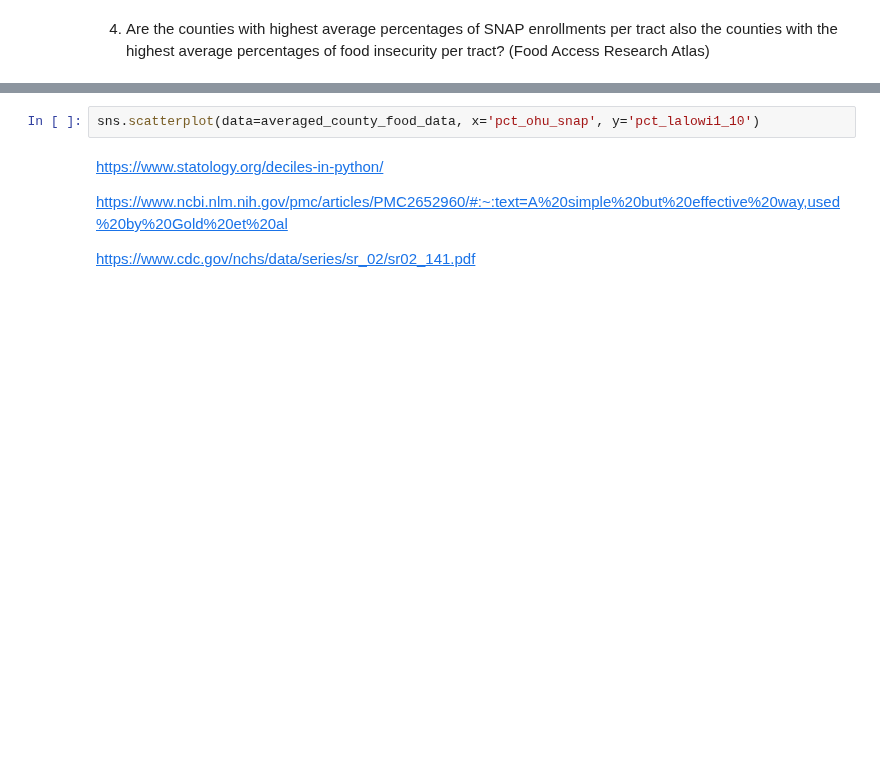
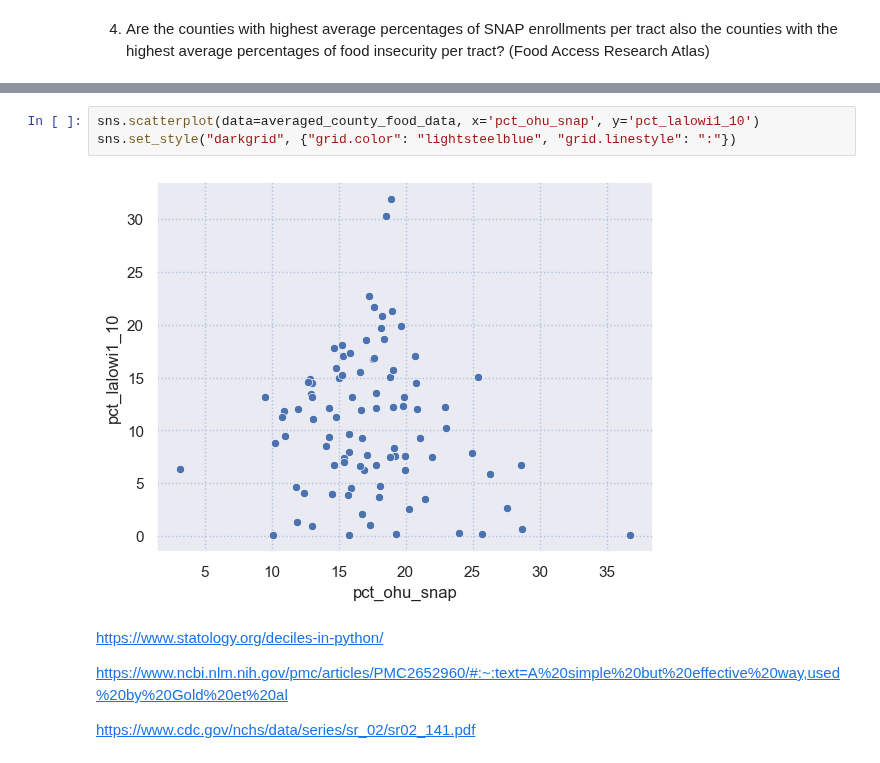
Before and after one commit to marthahunter/food-access, a Jupyter notebook: notebooks/4 - analysis.ipynb, the cells around one changed output, grey strips where cells are left out. Drawn from its saved outputs; the diff is of its cells as text; blank space fills up the shorter version.

```diff
--- a/notebooks/4 - analysis.ipynb
+++ b/notebooks/4 - analysis.ipynb
@@ -169,5 +324,8 @@ sns.scatterplot(data=averaged_county_food_data, x='pct_ohu_snap', y='pct_lapop1_
 # %%
 sns.scatterplot(data=averaged_county_food_data, x='pct_ohu_snap', y='pct_lalowi1_10')
+sns.set_style("darkgrid", {"grid.color": "lightsteelblue", "grid.linestyle": ":"})
+# %% [output]
+[figure, added]
 # %% [markdown]
 https://www.statology.org/deciles-in-python/
 
```
Also changed, not shown: parts of 27 cells of this notebook.
